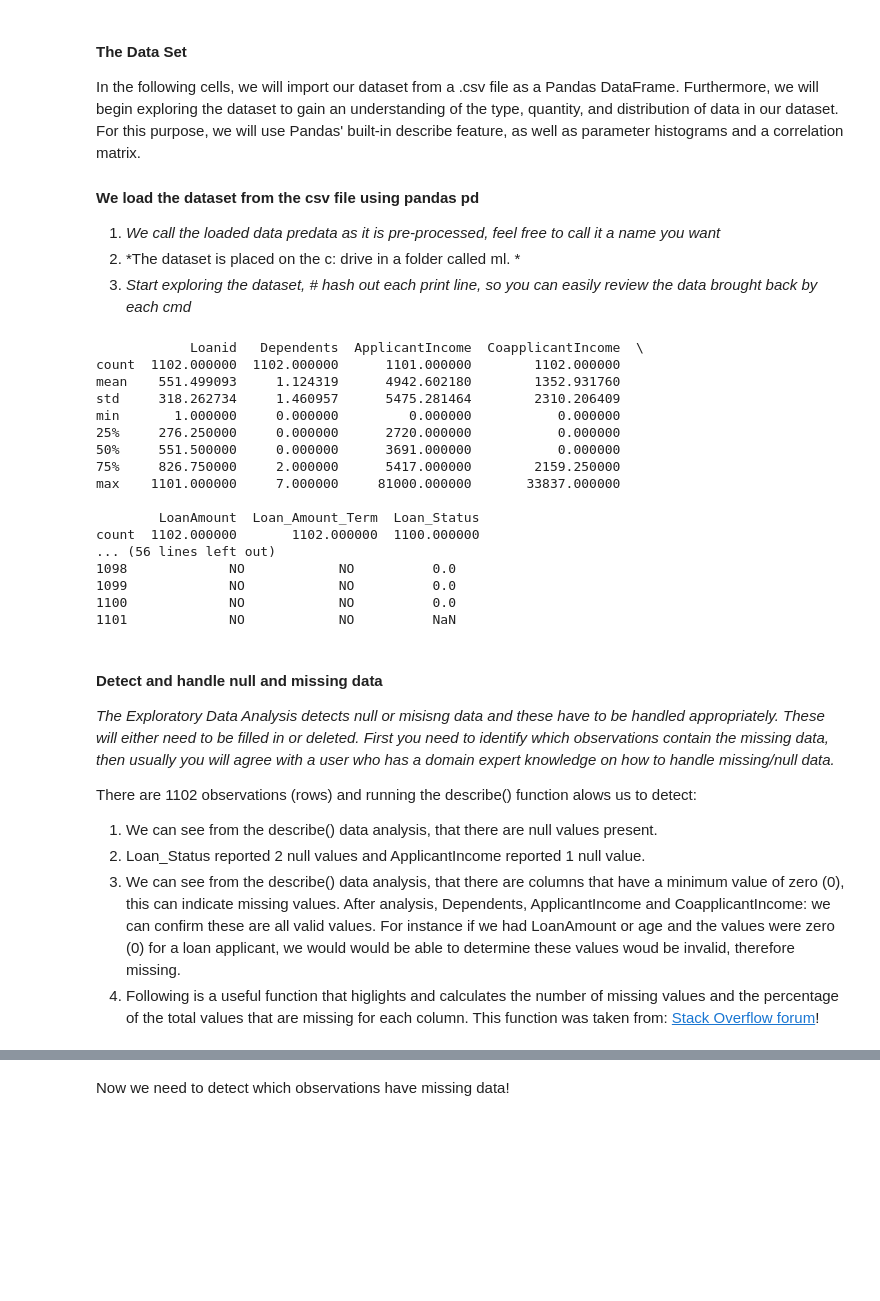
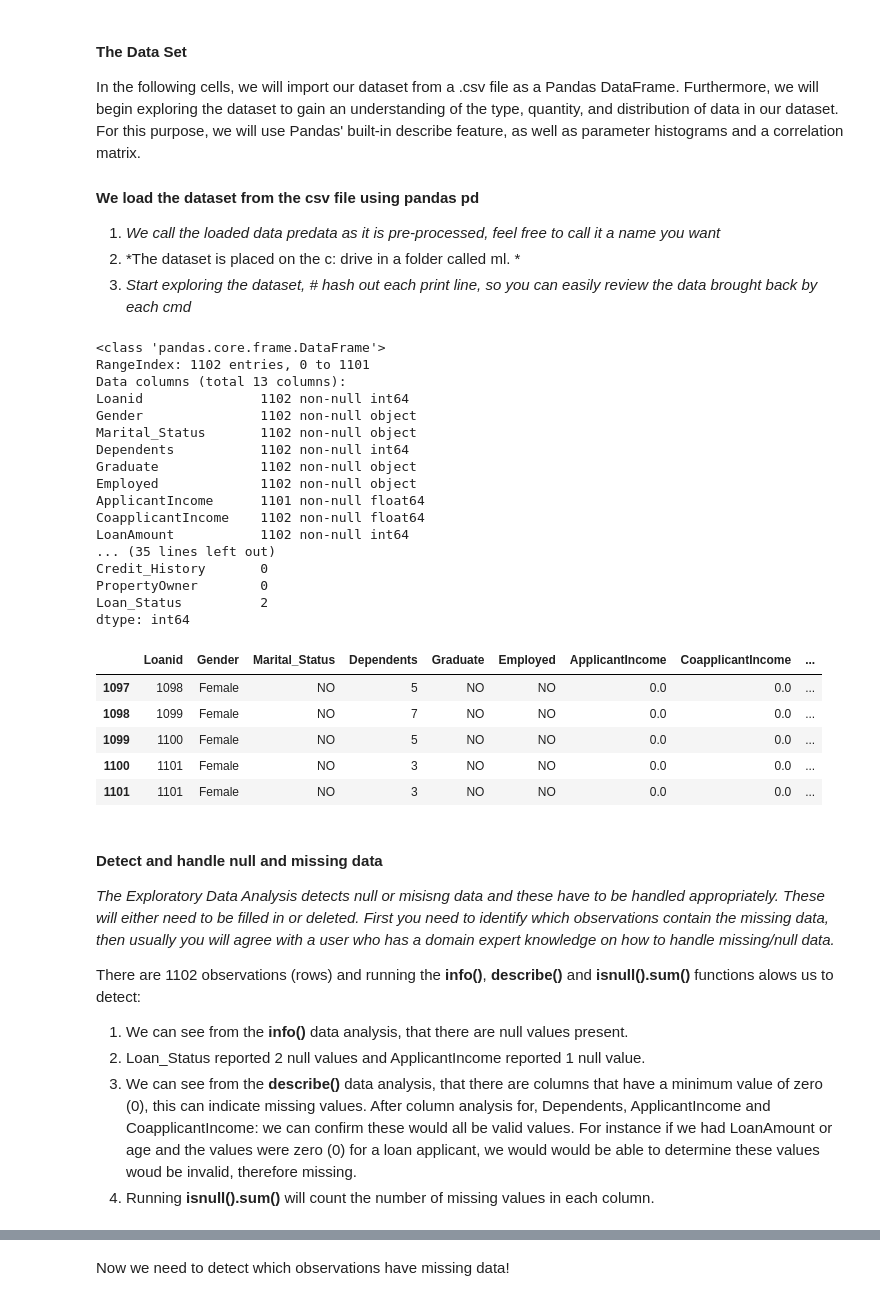
Before and after one commit to tullshaun/MachineLearning, a Jupyter notebook: 1. Loan Application Data Pre-processing.ipynb, the cells around one changed output, grey strips where cells are left out. Cells and saved outputs as stored; diff of their text form; code cells hidden in the pictures; blank space fills up the shorter version.

```diff
--- a/1. Loan Application Data Pre-processing.ipynb
+++ b/1. Loan Application Data Pre-processing.ipynb
@@ -55,40 +55,45 @@ In the following cells, we will import our dataset from a .csv file as a Pandas
 # %%
 predata = pd.read_csv('c:\\ml\\LoanPredOrig.csv')
 
-#print(predata.head())  # examine the first 5 rows
+predata.info()   # examine coloumns, row counts, datatypes, missing - null values,
+#predata.head()  # examine the first 5 rows
 #print(predata.columns)  # examine the columns in the dataset
 #print(predata.shape)     # output the column and row count in the dataset
 print(predata.describe())  # examine the distribution of data including, count, mean, std=standard deviation, can only do numerical data
-print(predata.info())       # examine coloumns, row counts, datatypes, missing - null values,
 print(predata.isnull().sum()) # count the number of missing values in each column
-
-print(predata.tail())
+predata.tail()
 # %% [output]
-            Loanid   Dependents  ApplicantIncome  CoapplicantIncome  \
-count  1102.000000  1102.000000      1101.000000        1102.000000
-mean    551.499093     1.124319      4942.602180        1352.931760
-std     318.262734     1.460957      5475.281464        2310.206409
-min       1.000000     0.000000         0.000000           0.000000
-25%     276.250000     0.000000      2720.000000           0.000000
-50%     551.500000     0.000000      3691.000000           0.000000
-75%     826.750000     2.000000      5417.000000        2159.250000
-max    1101.000000     7.000000     81000.000000       33837.000000
-
-        LoanAmount  Loan_Amount_Term  Loan_Status
-count  1102.000000       1102.000000  1100.000000
-... (56 lines left out)
-1098             NO            NO          0.0
-1099             NO            NO          0.0
-1100             NO            NO          0.0
-1101             NO            NO          NaN
+<class 'pandas.core.frame.DataFrame'>
+RangeIndex: 1102 entries, 0 to 1101
+Data columns (total 13 columns):
+Loanid               1102 non-null int64
+Gender               1102 non-null object
+Marital_Status       1102 non-null object
+Dependents           1102 non-null int64
+Graduate             1102 non-null object
+Employed             1102 non-null object
+ApplicantIncome      1101 non-null float64
+CoapplicantIncome    1102 non-null float64
+LoanAmount           1102 non-null int64
+... (35 lines left out)
+Credit_History       0
+PropertyOwner        0
+Loan_Status          2
+dtype: int64
+|  | Loanid | Gender | Marital_Status | Dependents | Graduate | Employed | ApplicantIncome | CoapplicantIncome | ... |
+| 1097 | 1098 | Female | NO | 5 | NO | NO | 0.0 | 0.0 | ... |
+| 1098 | 1099 | Female | NO | 7 | NO | NO | 0.0 | 0.0 | ... |
+| 1099 | 1100 | Female | NO | 5 | NO | NO | 0.0 | 0.0 | ... |
+| 1100 | 1101 | Female | NO | 3 | NO | NO | 0.0 | 0.0 | ... |
+| 1101 | 1101 | Female | NO | 3 | NO | NO | 0.0 | 0.0 | ... |
 # %% [markdown]
 #### Detect and handle null and missing data
 *The Exploratory Data Analysis detects null or misisng data and these have to be handled appropriately. These will either need to be filled in or deleted. First you need to identify which observations contain the missing data, then usually you will agree with a user who has a domain expert knowledge on how to handle missing/null data.*
 
 
-There are 1102 observations (rows) and running the describe() function alows us to detect:
+There are 1102 observations (rows) and running the **info()**, **describe()** and **isnull().sum()** functions alows us to detect:
 
-1. We can see from the describe() data analysis, that there are null values present.
+1. We can see from the **info()** data analysis, that there are null values present.
 2. Loan_Status reported 2 null values and ApplicantIncome reported 1 null value.
-3. We can see from the describe() data analysis, that there are columns that have a minimum value of zero (0), this can indicate missing values. After analysis, Dependents, ApplicantIncome and CoapplicantIncome: we can confirm these are all valid values. For instance if we had LoanAmount or age and the values were zero (0) for a loan applicant, we would would be able to determine these values woud be invalid, therefore missing.
-4. Following is a useful function that higlights and calculates the number of missing values and the percentage of the total values that are missing for each column. This function was taken from: [Stack Overflow forum](https://stackoverflow.com/a/39734251)!
+3. We can see from the **describe()** data analysis, that there are columns that have a minimum value of zero (0), this can indicate missing values. After column analysis for, Dependents, ApplicantIncome and CoapplicantIncome: we can confirm these would all be valid values. For instance if we had LoanAmount or age and the values were zero (0) for a loan applicant, we would would be able to determine these values woud be invalid, therefore missing.
+4. Running **isnull().sum()** will count the number of missing values in each column.
```
Also changed, not shown: parts of 3 cells of this notebook.
